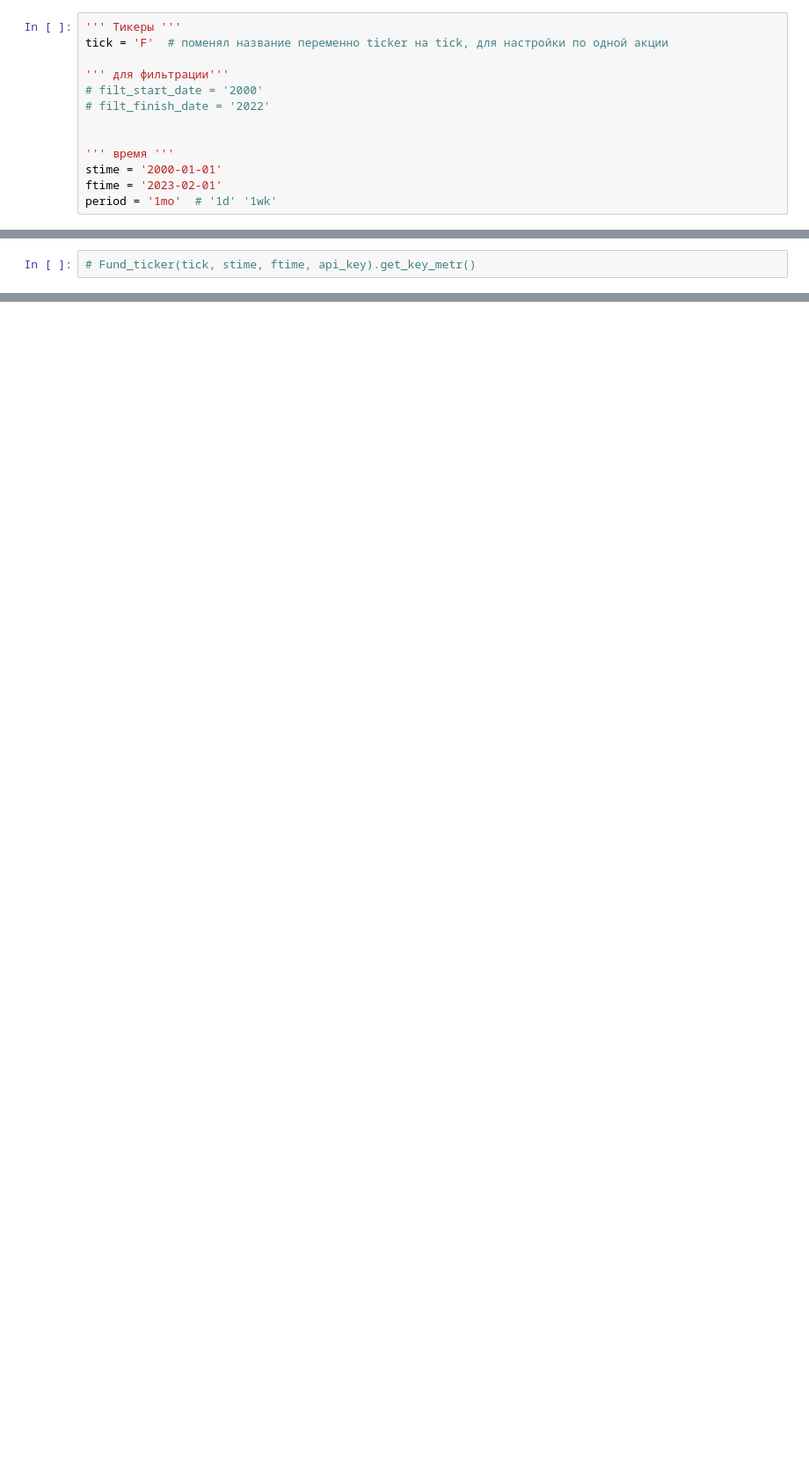
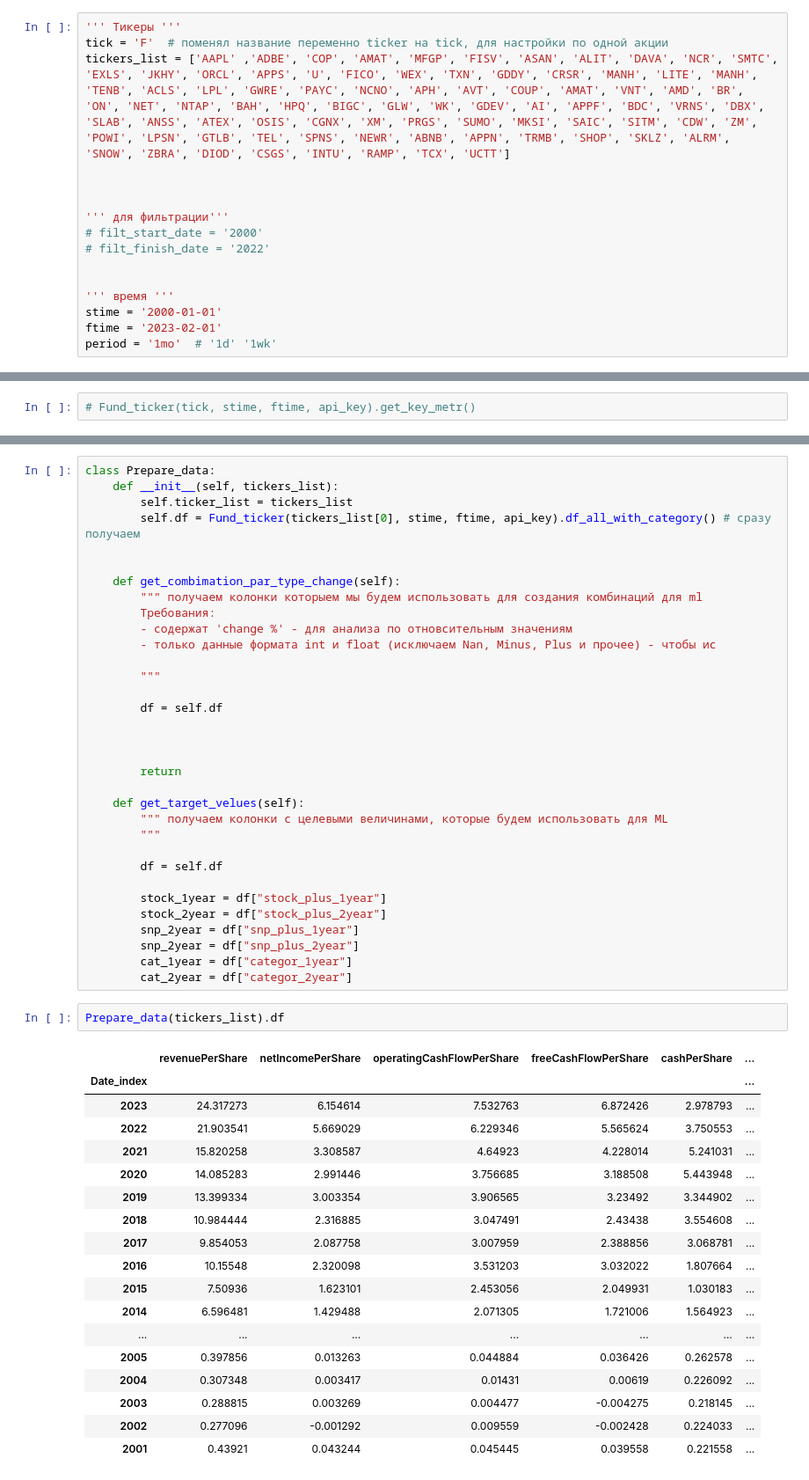
Before and after one commit to ChapnesAl/Tinkoff_Investment, a Jupyter notebook: fund_str/ml_str/set_tables/ticker_fund_class.ipynb, the cells around one changed output, grey strips where cells are left out. Shown at 88% size. Cells and saved outputs as stored; diff of their text form; blank space fills up the shorter version.

Commit message:
- created class to prepare data for ML

```diff
--- a/fund_str/ml_str/set_tables/ticker_fund_class.ipynb
+++ b/fund_str/ml_str/set_tables/ticker_fund_class.ipynb
@@ -21,6 +21,9 @@ api_key = '00ef9804fcde0edd93b1b4821ee2f06a'  #job.chap@icloud.com
 # %%
 ''' Тикеры '''
 tick = 'F'  # поменял название переменно ticker на tick, для настройки по одной акции
+tickers_list = ['AAPL' ,'ADBE', 'COP', 'AMAT', 'MFGP', 'FISV', 'ASAN', 'ALIT', 'DAVA', 'NCR', 'SMTC', 'EXLS', 'JKHY', 'ORCL', 'APPS', 'U', 'FICO', 'WEX', 'TXN', 'GDDY', 'CRSR', 'MANH', 'LITE', 'MANH', 'TENB', 'ACLS', 'LPL', 'GWRE', 'PAYC', 'NCNO', 'APH', 'AVT', 'COUP', 'AMAT', 'VNT', 'AMD', 'BR', 'ON', 'NET', 'NTAP', 'BAH', 'HPQ', 'BIGC', 'GLW', 'WK', 'GDEV', 'AI', 'APPF', 'BDC', 'VRNS', 'DBX', 'SLAB', 'ANSS', 'ATEX', 'OSIS', 'CGNX', 'XM', 'PRGS', 'SUMO', 'MKSI', 'SAIC', 'SITM', 'CDW', 'ZM', 'POWI', 'LPSN', 'GTLB', 'TEL', 'SPNS', 'NEWR', 'ABNB', 'APPN', 'TRMB', 'SHOP', 'SKLZ', 'ALRM', 'SNOW', 'ZBRA', 'DIOD', 'CSGS', 'INTU', 'RAMP', 'TCX', 'UCTT']
+
+
 
 ''' для фильтрации'''
 # filt_start_date = '2000'
@@ -365,0 +396,54 @@ x
+# %%
+class Prepare_data:
+    def __init__(self, tickers_list):
+        self.ticker_list = tickers_list
+        self.df = Fund_ticker(tickers_list[0], stime, ftime, api_key).df_all_with_category() # сразу получаем
+
+
+    def get_combimation_par_type_change(self):
+        """ получаем колонки которыем мы будем использовать для создания комбинаций для ml
+        Требования:
+        - содержат 'change %' - для анализа по отновсительным значениям
+        - только данные формата int и float (исключаем Nan, Minus, Plus и прочее) - чтобы ис
+
+        """
+
+        df = self.df
+
+
+
+        return
+
+    def get_target_velues(self):
+        """ получаем колонки с целевыми величинами, которые будем использовать для ML
+        """
+
+        df = self.df
+
+        stock_1year = df["stock_plus_1year"]
+        stock_2year = df["stock_plus_2year"]
+        snp_2year = df["snp_plus_1year"]
+        snp_2year = df["snp_plus_2year"]
+        cat_1year = df["categor_1year"]
+        cat_2year = df["categor_2year"]
+# %%
+Prepare_data(tickers_list).df
+# %% [output]
+|  | revenuePerShare | netIncomePerShare | operatingCashFlowPerShare | freeCashFlowPerShare | cashPerShare | ... |
+| Date_index |  |  |  |  |  | ... |
+| 2023 | 24.317273 | 6.154614 | 7.532763 | 6.872426 | 2.978793 | ... |
+| 2022 | 21.903541 | 5.669029 | 6.229346 | 5.565624 | 3.750553 | ... |
+| 2021 | 15.820258 | 3.308587 | 4.64923 | 4.228014 | 5.241031 | ... |
+| 2020 | 14.085283 | 2.991446 | 3.756685 | 3.188508 | 5.443948 | ... |
+| 2019 | 13.399334 | 3.003354 | 3.906565 | 3.23492 | 3.344902 | ... |
+| 2018 | 10.984444 | 2.316885 | 3.047491 | 2.43438 | 3.554608 | ... |
+| 2017 | 9.854053 | 2.087758 | 3.007959 | 2.388856 | 3.068781 | ... |
+| 2016 | 10.15548 | 2.320098 | 3.531203 | 3.032022 | 1.807664 | ... |
+| 2015 | 7.50936 | 1.623101 | 2.453056 | 2.049931 | 1.030183 | ... |
+| 2014 | 6.596481 | 1.429488 | 2.071305 | 1.721006 | 1.564923 | ... |
+| ... | ... | ... | ... | ... | ... | ... |
+| 2005 | 0.397856 | 0.013263 | 0.044884 | 0.036426 | 0.262578 | ... |
+| 2004 | 0.307348 | 0.003417 | 0.01431 | 0.00619 | 0.226092 | ... |
+| 2003 | 0.288815 | 0.003269 | 0.004477 | -0.004275 | 0.218145 | ... |
+| 2002 | 0.277096 | -0.001292 | 0.009559 | -0.002428 | 0.224033 | ... |
+| 2001 | 0.43921 | 0.043244 | 0.045445 | 0.039558 | 0.221558 | ... |
```
Also changed, not shown: parts of 4 cells of this notebook, 1 other file.
